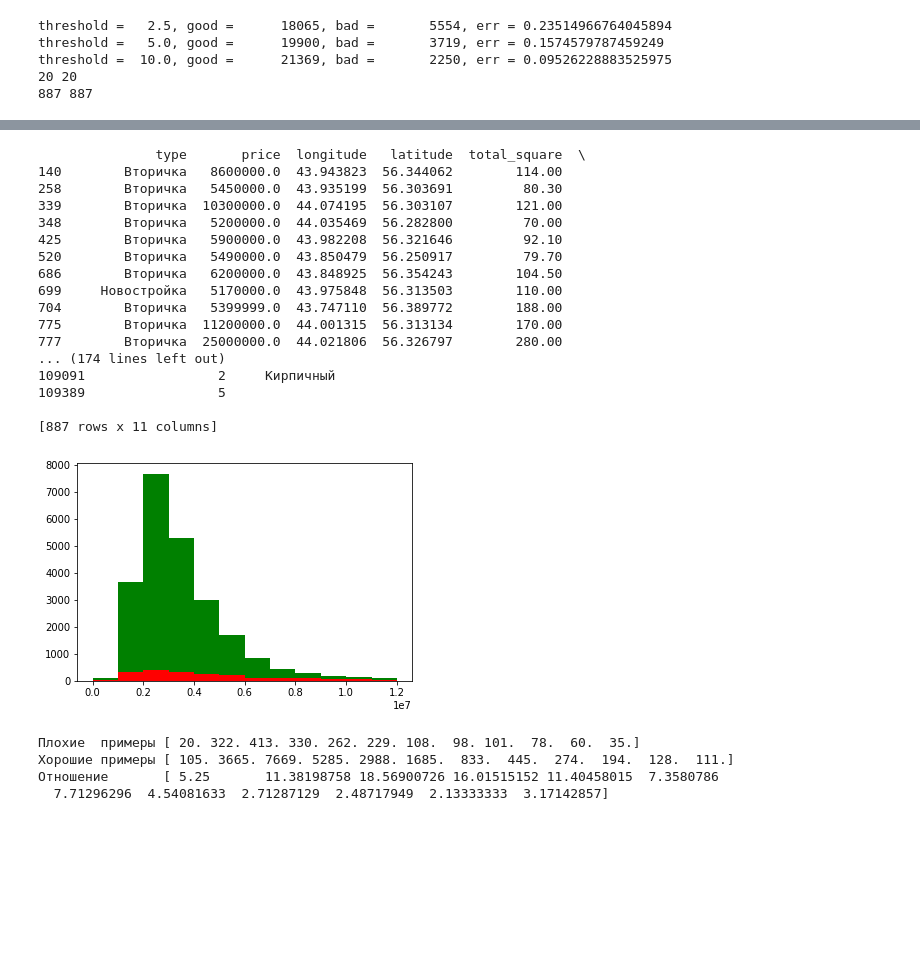
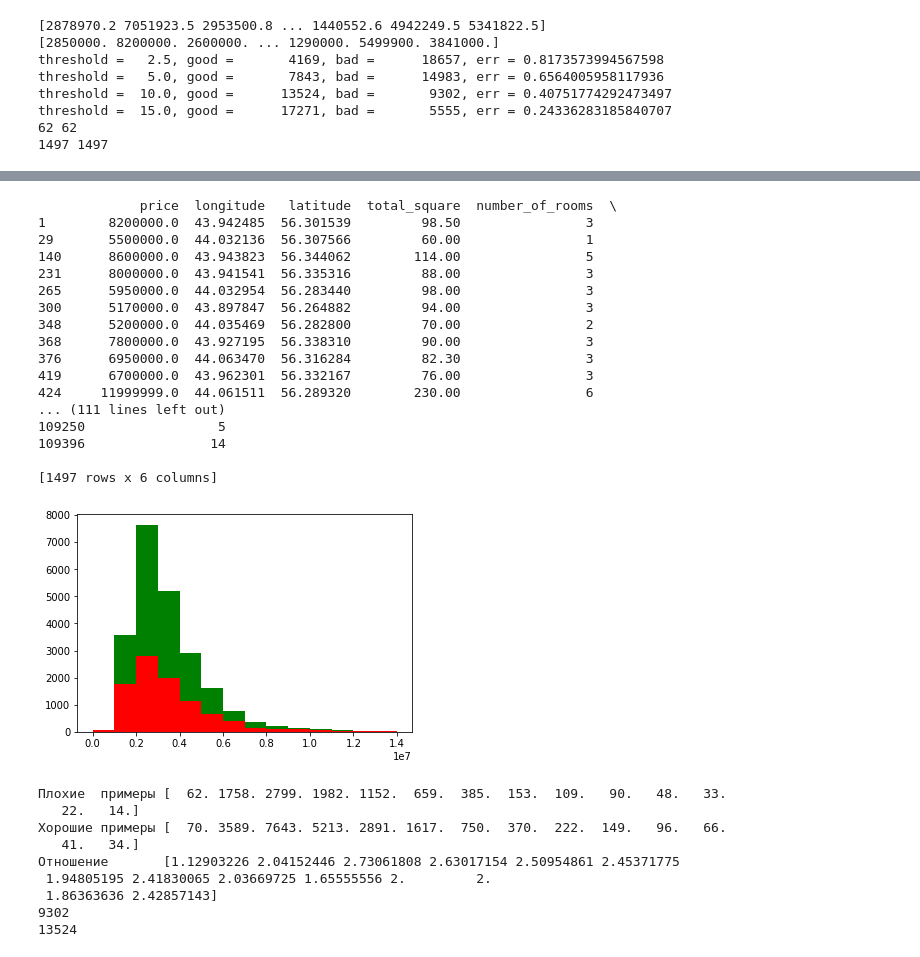
Before and after one commit to SergeyMalashenko/GEO_GID, a Jupyter notebook: checkModel.ipynb, the cells around one changed output, grey strips where cells are left out. Cells and saved outputs as stored; diff of their text form; code cells hidden in the pictures; blank space fills up the shorter version.

```diff
--- a/checkModel.ipynb
+++ b/checkModel.ipynb
@@ -21,13 +21,7 @@ import argparse
 
 from commonModel import loadData, FLOAT_COLUMNS, INT_COLUMNS, STR_COLUMNS, TARGET_COLUMN
 
-modelFileName = "model.pkl"
 dataFileName  = "input/NizhnyNovgorod.csv"
-
-Model = None
-with open( modelFileName, 'rb') as fid:
-        Model = cPickle.load(fid)
-allDataFrame = loadData( dataFileName, COLUMN_TYPE='ALL' )
-
+allDataFrame = loadData( dataFileName, COLUMN_TYPE='NUMERICAL' )
 allDataFrame.head(10)
 # %% [output]
@@ -103,12 +119,15 @@ plt.colorbar()
 Y_predict = np.array( Y_predict )
 Y_values  = np.array( Y_values  )
 
+print( Y_predict )
+print( Y_values  )
+
 Y_relErr = np.abs( Y_predict - Y_values )*100/Y_values
-for threshold in [ 2.5, 5.0, 10.0 ]:
+for threshold in [ 2.5, 5.0, 10.0, 15.0 ]:
     bad_s  = np.sum( ( Y_relErr  > threshold ).astype( np.int ) )
     good_s = np.sum( ( Y_relErr <= threshold ).astype( np.int ) )
     print("threshold = {:5}, good = {:10}, bad = {:10}, err = {:4}".format( threshold, good_s, bad_s, bad_s/(good_s+bad_s)) )
-x =  X_values[:,0]; y = X_values[:,1]; c = np.minimum(  Y_relErr, 10 );
+x =  X_values[:,0]; y = X_values[:,1]; c = np.minimum(  Y_relErr, 20 );
 
 plt.figure(figsize=(40,40))
 plt.scatter (x, y, c=c  )
@@ -133,7 +152,7 @@ badTestDataValues = testDataFrame[ mask ].price.values
 mask = Y_relErr <= threshold
 goodTestDataValues = testDataFrame[ mask ].price.values
 
-bins = [0.,1.,2.,3.,4.,5.,6.,7.,8.,9.,10.,11.,12.]
+bins = [0.,1.,2.,3.,4.,5.,6.,7.,8.,9.,10.,11.,12.,13.,14.]
 bins = [i * 1e6 for i in bins]
 
 n = plt.hist([badTestDataValues, goodTestDataValues], bins=bins, histtype='barstacked', color=['red','green'], label = ['bad', 'good'])
@@ -146,9 +165,15 @@ plt.show()
 print('Плохие  примеры', n[0][0] )
 print('Хорошие примеры', n[0][1] )
 print('Отношение      ', n[0][1]/n[0][0])
+
+print( len( badTestDataValues ) )
+print( len( goodTestDataValues ) )
 # %% [output]
-threshold =   2.5, good =      18065, bad =       5554, err = 0.23514966764045894
-threshold =   5.0, good =      19900, bad =       3719, err = 0.1574579787459249
-threshold =  10.0, good =      21369, bad =       2250, err = 0.09526228883525975
-20 20
-887 887
+[2878970.2 7051923.5 2953500.8 ... 1440552.6 4942249.5 5341822.5]
+[2850000. 8200000. 2600000. ... 1290000. 5499900. 3841000.]
+threshold =   2.5, good =       4169, bad =      18657, err = 0.8173573994567598
+threshold =   5.0, good =       7843, bad =      14983, err = 0.6564005958117936
+threshold =  10.0, good =      13524, bad =       9302, err = 0.40751774292473497
+threshold =  15.0, good =      17271, bad =       5555, err = 0.24336283185840707
+62 62
+1497 1497
@@ -156,25 +181,30 @@ threshold =  10.0, good =      21369, bad =       2250, err = 0.0952622888352597
-               type       price  longitude   latitude  total_square  \
-140        Вторичка   8600000.0  43.943823  56.344062        114.00
-258        Вторичка   5450000.0  43.935199  56.303691         80.30
-339        Вторичка  10300000.0  44.074195  56.303107        121.00
-348        Вторичка   5200000.0  44.035469  56.282800         70.00
-425        Вторичка   5900000.0  43.982208  56.321646         92.10
-520        Вторичка   5490000.0  43.850479  56.250917         79.70
-686        Вторичка   6200000.0  43.848925  56.354243        104.50
-699     Новостройка   5170000.0  43.975848  56.313503        110.00
-704        Вторичка   5399999.0  43.747110  56.389772        188.00
-775        Вторичка  11200000.0  44.001315  56.313134        170.00
-777        Вторичка  25000000.0  44.021806  56.326797        280.00
-... (174 lines left out)
-109091                 2     Кирпичный
-109389                 5
+             price  longitude   latitude  total_square  number_of_rooms  \
+1        8200000.0  43.942485  56.301539         98.50                3
+29       5500000.0  44.032136  56.307566         60.00                1
+140      8600000.0  43.943823  56.344062        114.00                5
+231      8000000.0  43.941541  56.335316         88.00                3
+265      5950000.0  44.032954  56.283440         98.00                3
+300      5170000.0  43.897847  56.264882         94.00                3
+348      5200000.0  44.035469  56.282800         70.00                2
+368      7800000.0  43.927195  56.338310         90.00                3
+376      6950000.0  44.063470  56.316284         82.30                3
+419      6700000.0  43.962301  56.332167         76.00                3
+424     11999999.0  44.061511  56.289320        230.00                6
+... (111 lines left out)
+109250                 5
+109396                14
 
-[887 rows x 11 columns]
+[1497 rows x 6 columns]
-[figure, old version]
+[figure, new version]
-Плохие  примеры [ 20. 322. 413. 330. 262. 229. 108.  98. 101.  78.  60.  35.]
-Хорошие примеры [ 105. 3665. 7669. 5285. 2988. 1685.  833.  445.  274.  194.  128.  111.]
-Отношение       [ 5.25       11.38198758 18.56900726 16.01515152 11.40458015  7.3580786
-  7.71296296  4.54081633  2.71287129  2.48717949  2.13333333  3.17142857]
+Плохие  примеры [  62. 1758. 2799. 1982. 1152.  659.  385.  153.  109.   90.   48.   33.
+   22.   14.]
+Хорошие примеры [  70. 3589. 7643. 5213. 2891. 1617.  750.  370.  222.  149.   96.   66.
+   41.   34.]
+Отношение       [1.12903226 2.04152446 2.73061808 2.63017154 2.50954861 2.45371775
+ 1.94805195 2.41830065 2.03669725 1.65555556 2.         2.
+ 1.86363636 2.42857143]
+9302
+13524
 # %%
 from commonModel import MAX_LONGITUDE, MIN_LONGITUDE, MAX_LATITUDE, MIN_LATITUDE
 
```
Also changed, not shown: parts of 7 cells of this notebook, 6 other files.
